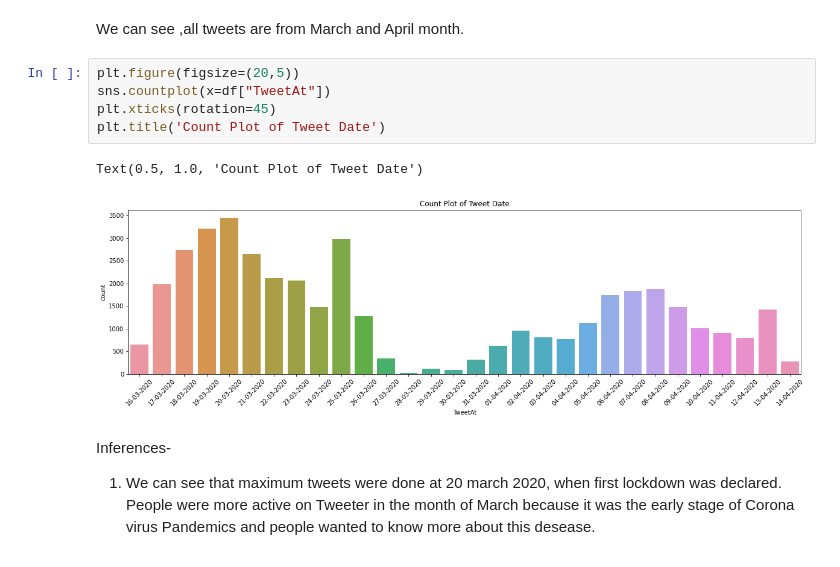
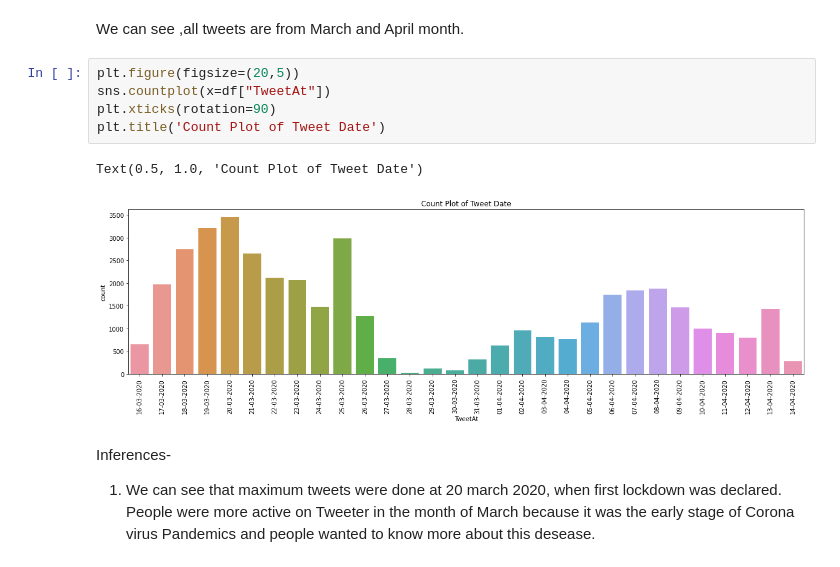
Before and after one commit to pankaj-beldar/Capstone_Project_03_Corona-virus-Tweet-Sentiment-Analysis, a Jupyter notebook: Capstone_03_Corona_Virus_Tweet_Sentiment_Analysis.ipynb, the cells around one changed output. Cells and saved outputs as stored; diff of their text form.

```diff
--- a/Capstone_03_Corona_Virus_Tweet_Sentiment_Analysis.ipynb
+++ b/Capstone_03_Corona_Virus_Tweet_Sentiment_Analysis.ipynb
@@ -187,11 +187,11 @@ We can see ,all tweets are from March and April month.
 # %%
 plt.figure(figsize=(20,5))
 sns.countplot(x=df["TweetAt"])
-plt.xticks(rotation=45)
+plt.xticks(rotation=90)
 plt.title('Count Plot of Tweet Date')
 # %% [output]
 Text(0.5, 1.0, 'Count Plot of Tweet Date')
-[figure, old version]
+[figure, new version]
 # %% [markdown]
 Inferences-
 1. We can see that maximum tweets were done at 20 march 2020, when first lockdown was declared. People were more active on Tweeter in the month of March because it was the early stage of Corona virus Pandemics and people wanted to know more about this desease.
```
Also changed, not shown: parts of 2 cells of this notebook.
